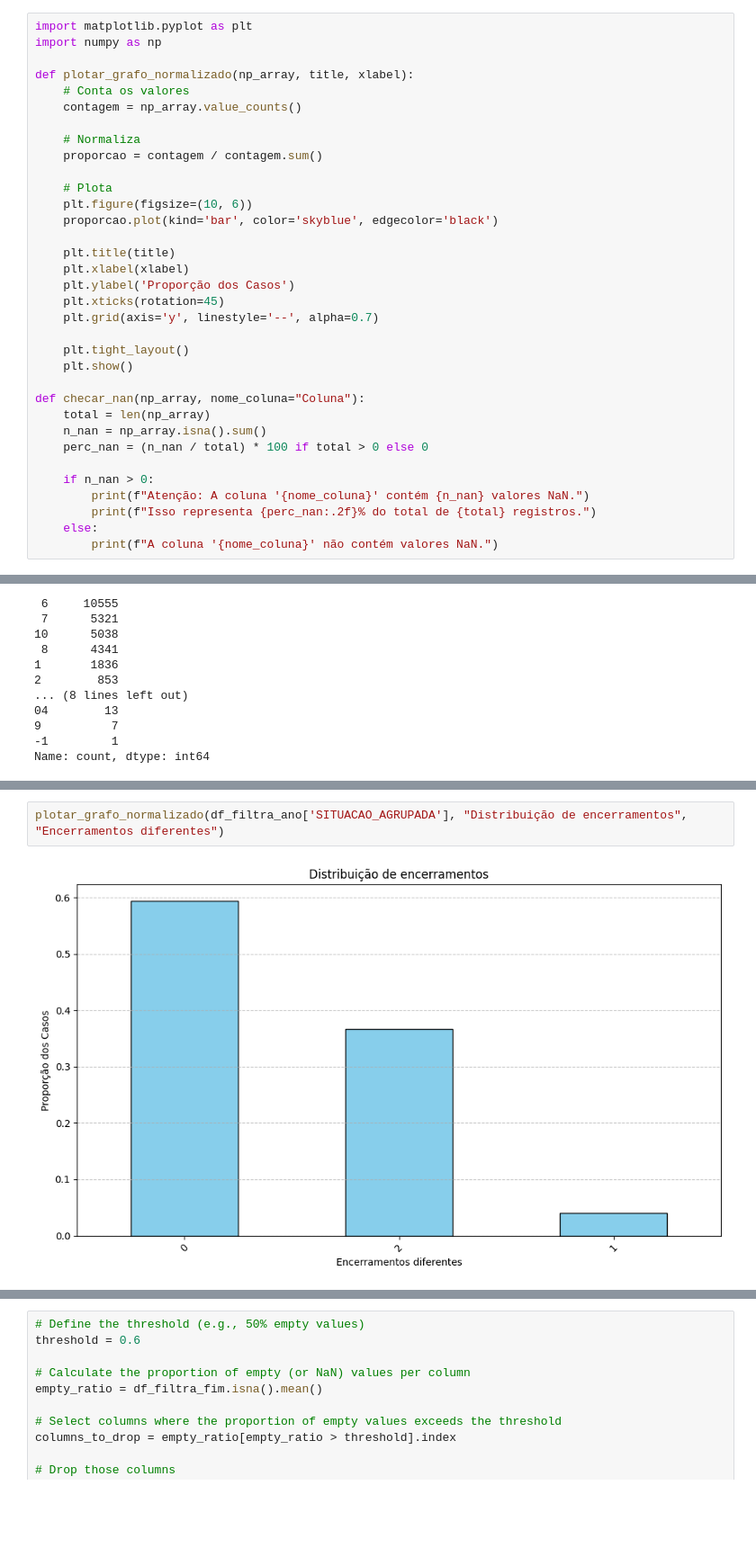
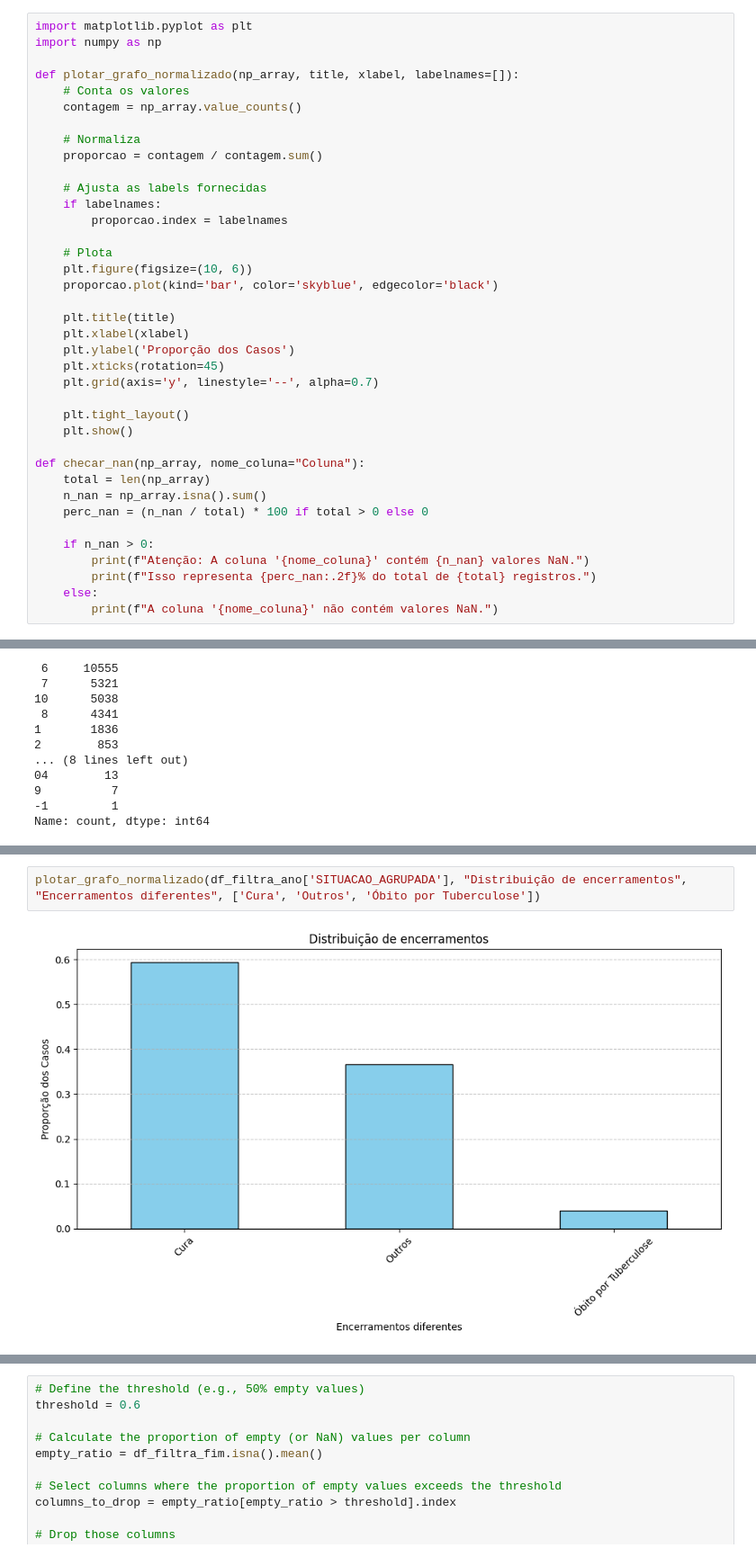
Before and after one commit to FreitasVarejo/MC853-Project, a Jupyter notebook: lab01/notebook.ipynb, the cells around one changed output, grey strips where cells are left out. Shown at 90% size. Drawn from its saved outputs; the diff is of its cells as text; blank space fills up the shorter version.

```diff
--- a/lab01/notebook.ipynb
+++ b/lab01/notebook.ipynb
@@ -2,12 +2,16 @@
 import matplotlib.pyplot as plt
 import numpy as np
 
-def plotar_grafo_normalizado(np_array, title, xlabel):
+def plotar_grafo_normalizado(np_array, title, xlabel, labelnames=[]):
     # Conta os valores
     contagem = np_array.value_counts()
 
     # Normaliza
     proporcao = contagem / contagem.sum()
+
+    # Ajusta as labels fornecidas
+    if labelnames:
+        proporcao.index = labelnames
 
     # Plota
     plt.figure(figsize=(10, 6))
@@ -145,7 +153,7 @@ See the caveats in the documentation: https://pandas.pydata.org/pandas-docs/stab
 # %%
-plotar_grafo_normalizado(df_filtra_ano['SITUACAO_AGRUPADA'], "Distribuição de encerramentos", "Encerramentos diferentes")
+plotar_grafo_normalizado(df_filtra_ano['SITUACAO_AGRUPADA'], "Distribuição de encerramentos", "Encerramentos diferentes", ['Cura', 'Outros', 'Óbito por Tuberculose'])
 # %% [output]
-[figure, old version]
+[figure, new version]
 # %%
 df_filtra_fim = df_filtra_ano[df_filtra_ano['SITUACAO_AGRUPADA'] != 2]
 
```
Also changed, not shown: parts of 24 cells of this notebook.
